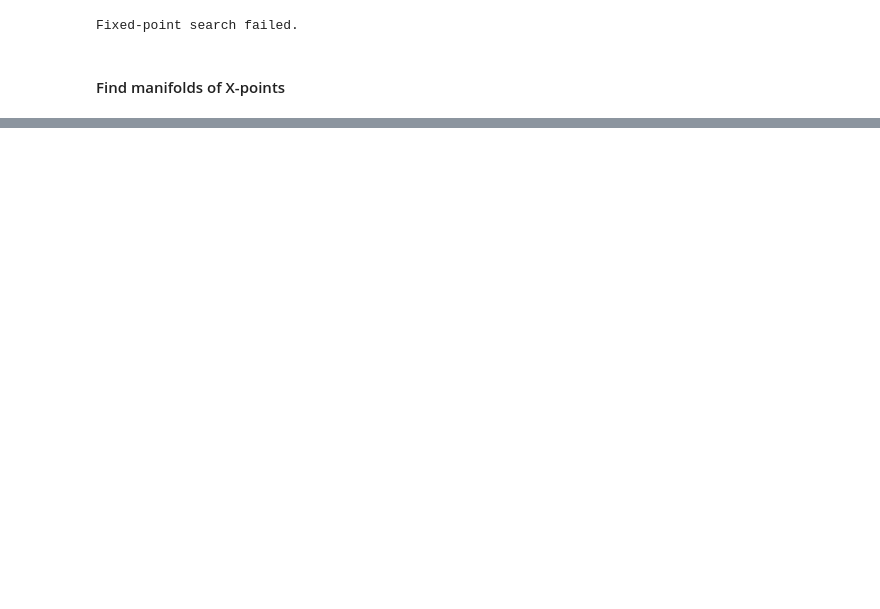
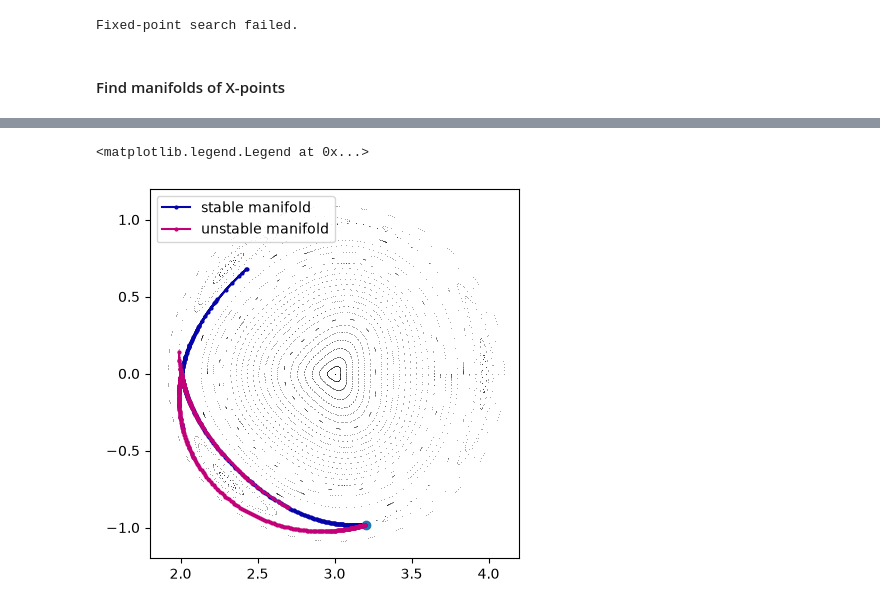
Before and after one commit to mireiaraventos/SdS, a Jupyter notebook: local/pyoculus_examples/island_fp.ipynb, the cells around one changed output, grey strips where cells are left out. Cells and saved outputs as stored; diff of their text form; code cells hidden in the pictures; blank space fills up the shorter version.

```diff
--- a/local/pyoculus_examples/island_fp.ipynb
+++ b/local/pyoculus_examples/island_fp.ipynb
@@ -185,0 +217,22 @@ ValueError: Search for minimum of the linear error failed.
+# %%
+# manifold1.compute(eps_s=1e-3, eps_u=1e-3, nint_s=20, nint_u=20)
+# manifold1.find_clinic_single(guess_eps_s=1e-3, guess_eps_u=1e-3)
+manifold2.compute(eps_s=1e-3, eps_u=1e-3, nint_s=17, nint_u=20)
+# manifold2.find_clinic_single(guess_eps_s=1e-3, guess_eps_u=1e-3)
+
+fig, ax = pplot.plot(
+    marker=".",
+    s=0.5,
+    xlim=[1.8, 4.2],
+    ylim=[-1.2, 1.2]
+)
+
+# manifold1.plot("both", ax=ax)
+# manifold1.plot_clinics(ax=ax)
+manifold2.plot("both", ax=ax)
+# manifold2.plot_clinics(ax=ax)
+ax.scatter(fp_x2.coords[0][0], fp_x2.coords[0][1], marker='o')
+ax.legend(loc="upper left")
+# %% [output]
+<matplotlib.legend.Legend at 0x...>
+[figure, added]
```
Also changed, not shown: parts of 9 cells of this notebook, 1 other file.
